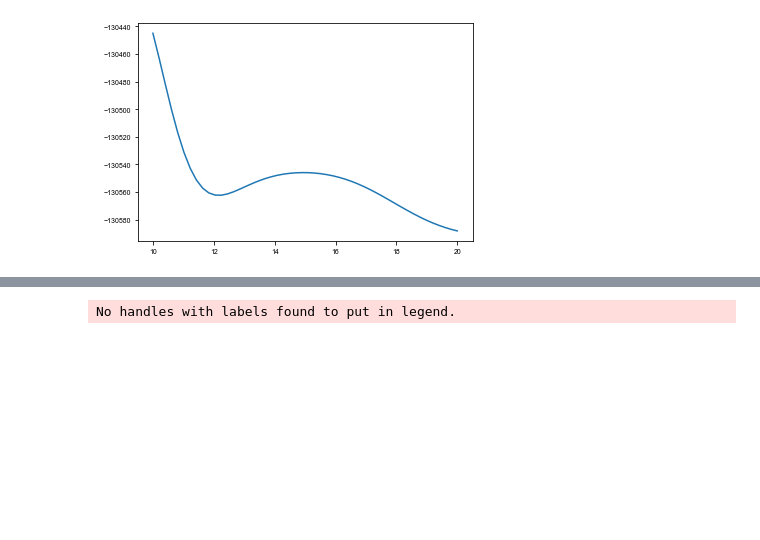
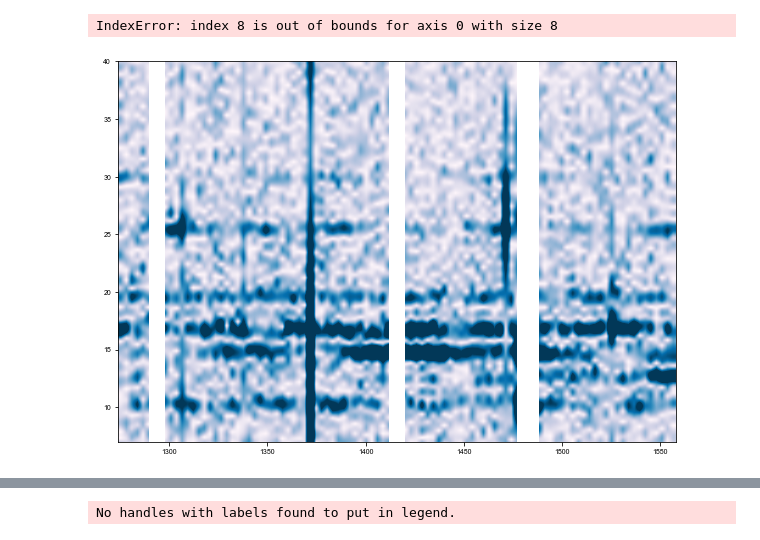
Before and after one commit to danhey/maelstrom, a Jupyter notebook: paper/notebooks/(4.4) KIC 7668647.ipynb, the cells around one changed output, grey strips where cells are left out. Cells and saved outputs as stored; diff of their text form; code cells hidden in the pictures; blank space fills up the shorter version.

```diff
--- a/paper/notebooks/(4.4) KIC 7668647.ipynb
+++ b/paper/notebooks/(4.4) KIC 7668647.ipynb
@@ -128,5 +133,9 @@ plt.plot(periods[:-2], sm[:-2]);
 # %%
 ys = np.array([[r[0] for r in row] for row in results])
-plt.plot(periods, ys[1]);
+plt.plot(periods, ys[8]);
 # %% [output]
-[figure, removed]
+IndexError: index 8 is out of bounds for axis 0 with size 8
+# %%
+ax = kepdynamic(lc.time, lc.flux, fmin=7, fmax=40, deltat=1, nslice=100, cmap='PuBu')
+# %% [output]
+[figure, added]
```
Also changed, not shown: parts of 20 cells of this notebook, 20 other files.
